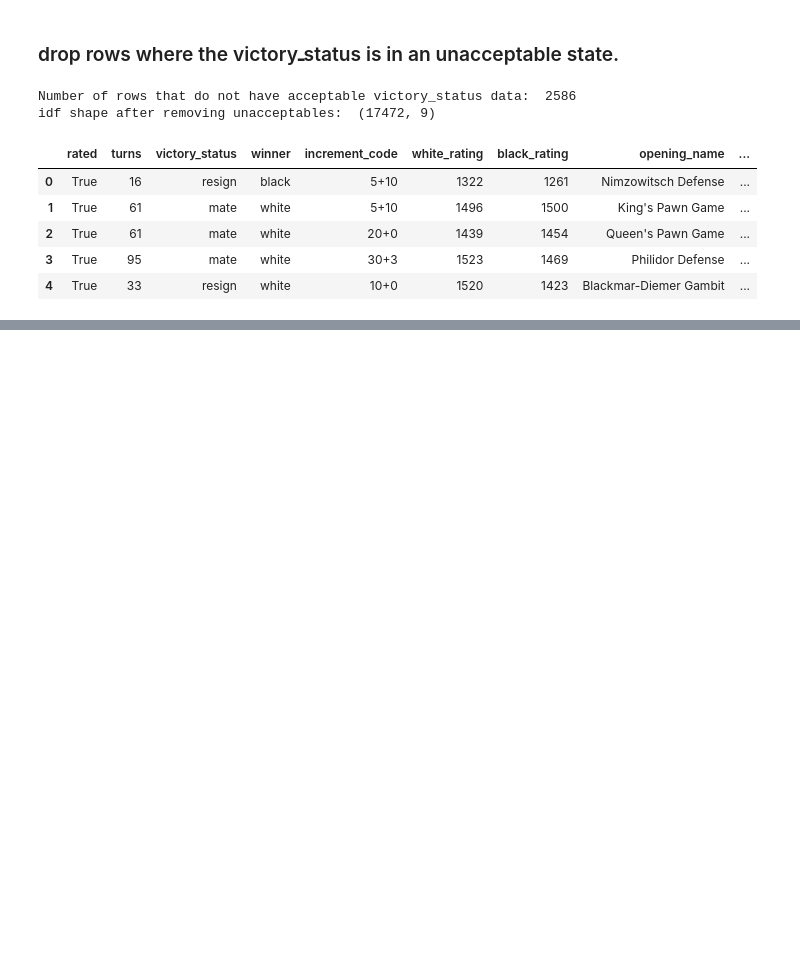
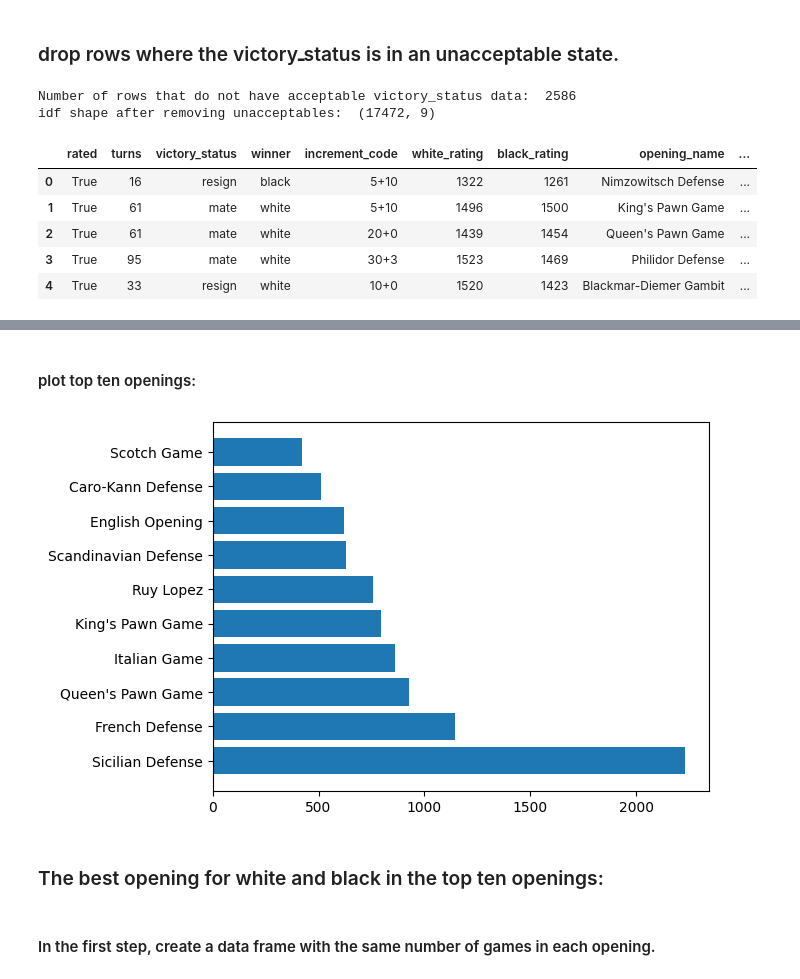
Before and after one commit to MrShotgun1182/chess_opening_analys, a Jupyter notebook: base_analys.ipynb, the cells around one changed output, grey strips where cells are left out. Saved outputs shown, nothing was run; the diff lists cells and outputs as text; code cells hidden in the pictures; blank space fills up the shorter version.

Commit message:
mid best opening for white and black in the top ten openings

```diff
--- a/base_analys.ipynb
+++ b/base_analys.ipynb
@@ -76,0 +108,19 @@ idf shape after removing unacceptables:  (17472, 9)
+# %% [markdown]
+#### plot top ten openings:
+# %%
+import matplotlib.pyplot as plt
+most_played = idf['opening_name'].value_counts().head(10).to_dict()
+openings = list(most_played.keys())
+count_openings = list(most_played.values())
+
+fig, ax = plt.subplots()
+
+ax.barh(openings, count_openings, align='center')
+
+plt.show()
+# %% [output]
+[figure, added]
+# %% [markdown]
+### The best opening for white and black in the top ten openings:
+# %% [markdown]
+#### In the first step, create a data frame with the same number of games in each opening.
```
Also changed, not shown: parts of 8 cells of this notebook.
